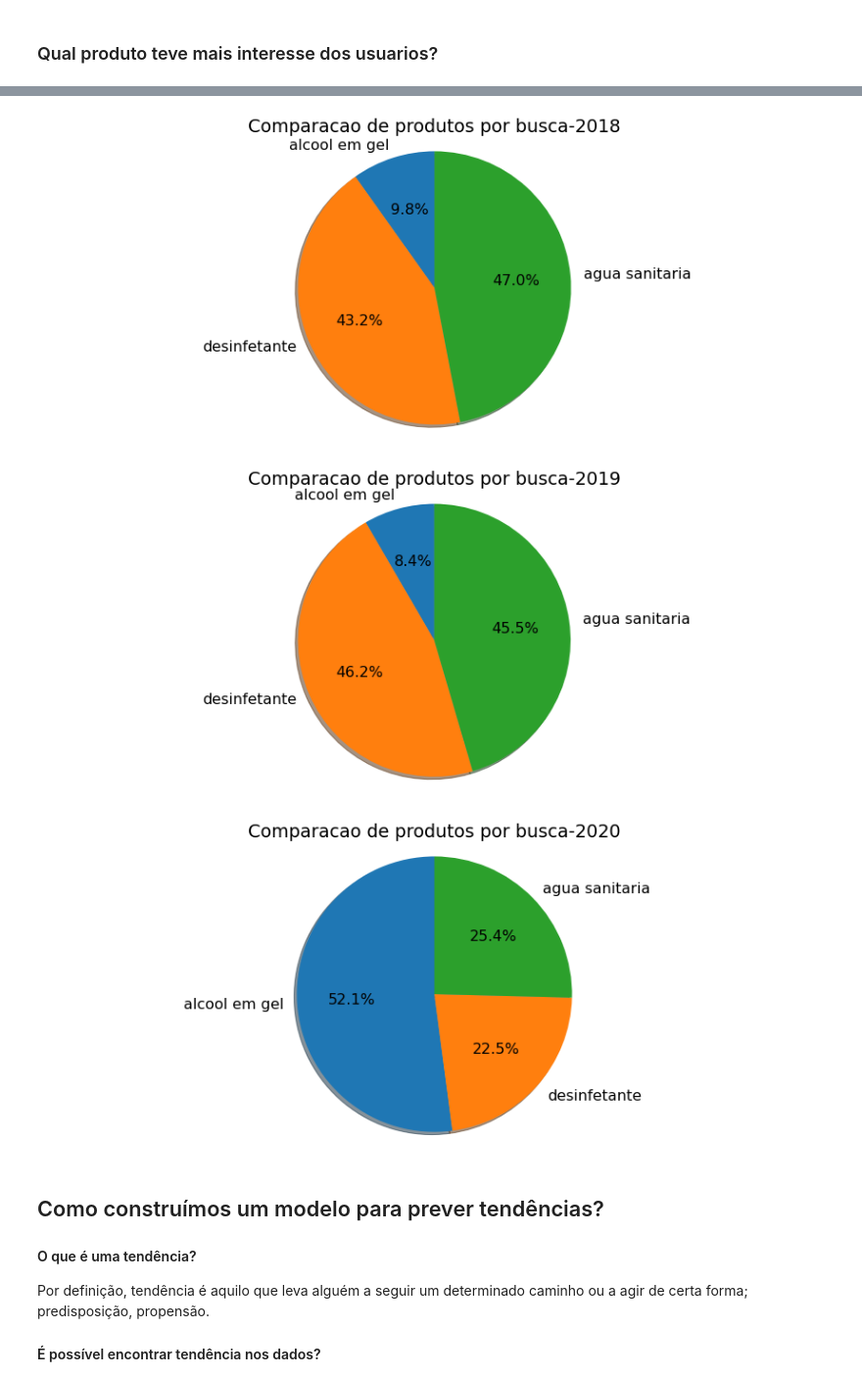
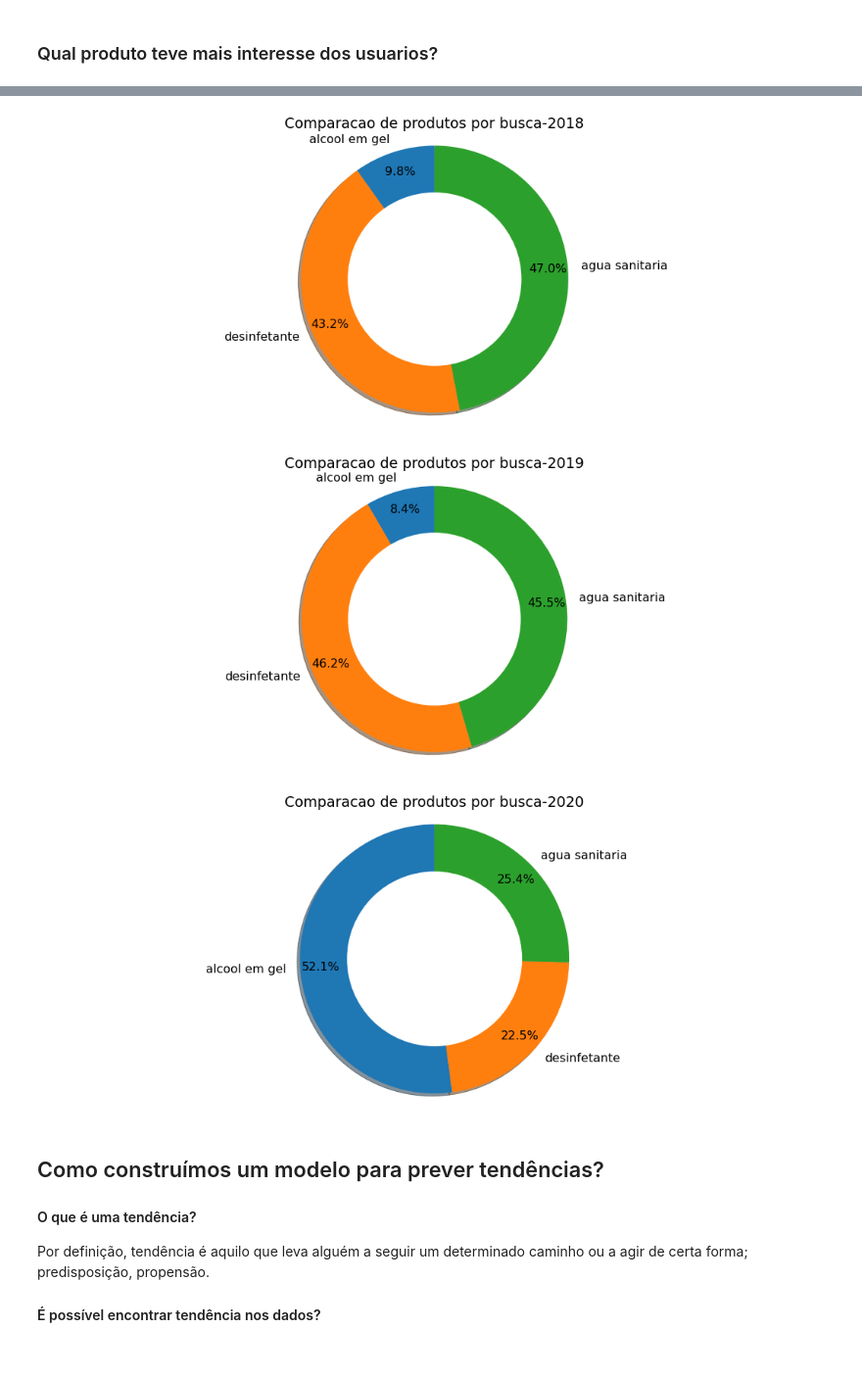
Before and after one commit to vitorglemos/santander-data-challenger, a Jupyter notebook: Data_Challenge_2020.ipynb, the cells around one changed output, grey strips where cells are left out. Shown at 98% size. Saved outputs shown, nothing was run; the diff lists cells and outputs as text; code cells hidden in the pictures; blank space fills up the shorter version.

```diff
--- a/Data_Challenge_2020.ipynb
+++ b/Data_Challenge_2020.ipynb
@@ -40,8 +40,12 @@ import ipywidgets as widgets
 import pandas as pd
 import statsmodels.api as sm
 import matplotlib
+import pandas as pd
+import plotly.offline as py
+import plotly.graph_objs as go
+py.init_notebook_mode(connected=True)
 
-matplotlib.rcParams.update({'font.size': 16})
+matplotlib.rcParams.update({'font.size': 14})
 pytrend = TrendReq()
 # %% [markdown]
 ## Preparação de Dados (Google Trends)
@@ -158,21 +180,34 @@ get_media_year("2019")
 # %% [markdown]
 ### Qual produto teve mais interesse dos usuarios?
 # %%
+import matplotlib.colors as mcolors
 def frequency_total(ano=None):
     plt.figure(figsize=(15, 6))
+    explode = list()
     if ano:
+        title=f"Comparacao de produtos por busca-{ano}"
         yi = dataset[ano]
-        title=f"Comparacao de produtos por busca-{ano}"
-        explode = (0, 0.1, 0, 0)
         produtos_sum = yi.sum()
-        plt.pie(produtos_sum, labels=list_product, autopct='%1.1f%%',
-        shadow=True, startangle=90)
+        plt.pie(produtos_sum, labels=list_product,
+                 autopct='%1.1f%%', startangle=90, pctdistance=0.85,
+                shadow=True)
+        centre_circle = plt.Circle((0,0),0.65,fc='white')
+        fig = plt.gcf()
+        fig.gca().add_artist(centre_circle)
+        plt.axis('equal')
+        plt.tight_layout()
+
     else:
-        explode = (0, 0.1, 0, 0)
+        explode = (0, 0.1, 0)
         produtos_sum = dataset.sum()
         title=f"Comparacao de produtos por busca"
-        plt.pie(produtos_sum, labels=list_product, autopct='%1.1f%%',
-        shadow=True, startangle=90)
+        plt.pie(produtos_sum, labels=list_product,
+        autopct='%1.1f%%', startangle=90, pctdistance=0.85)
+        centre_circle = plt.Circle((0,0),0.65,fc='white')
+        fig = plt.gcf()
+        fig.gca().add_artist(centre_circle)
+        plt.axis('equal')
+        plt.tight_layout()
 
     plt.axis('equal')
     plt.title(title)
@@ -188,6 +223,6 @@ frequency_total("2020")
-[figure, old version]
+[figure, new version]
-[figure, old version]
+[figure, new version]
-[figure, old version]
+[figure, new version]
 # %% [markdown]
 ## Como construímos um modelo para prever tendências?
 
```
Also changed, not shown: parts of 5 cells of this notebook.
